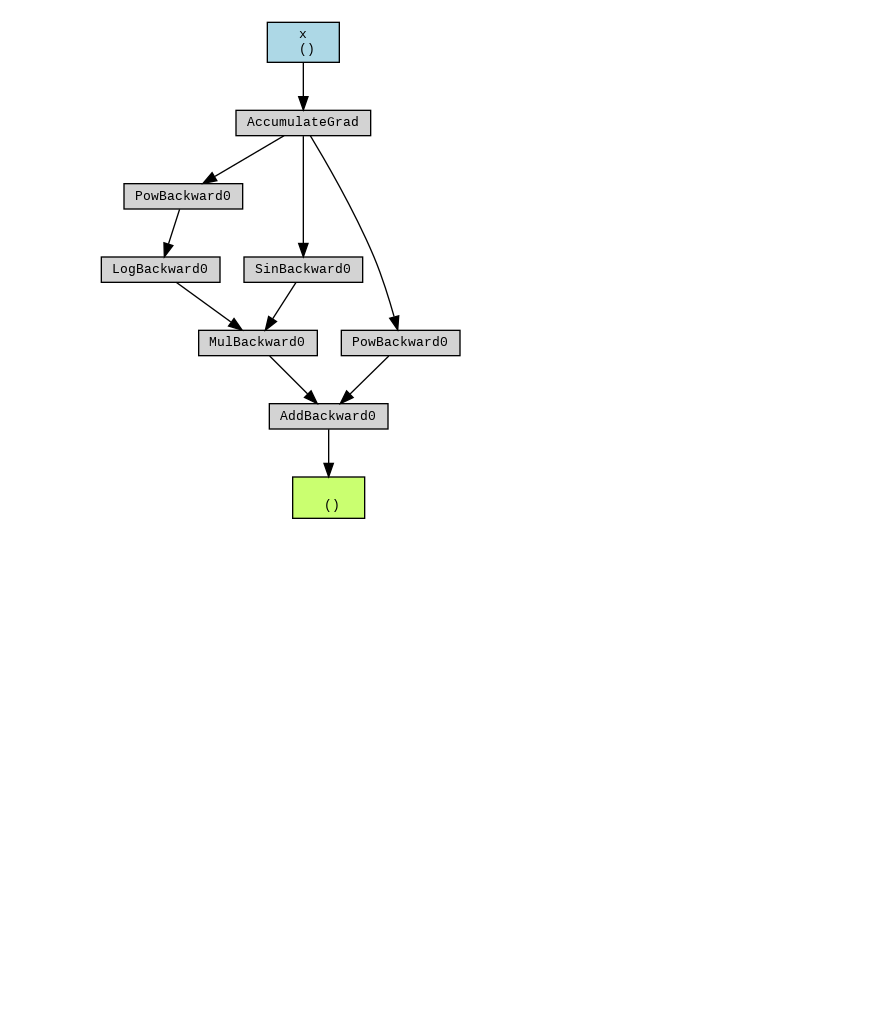
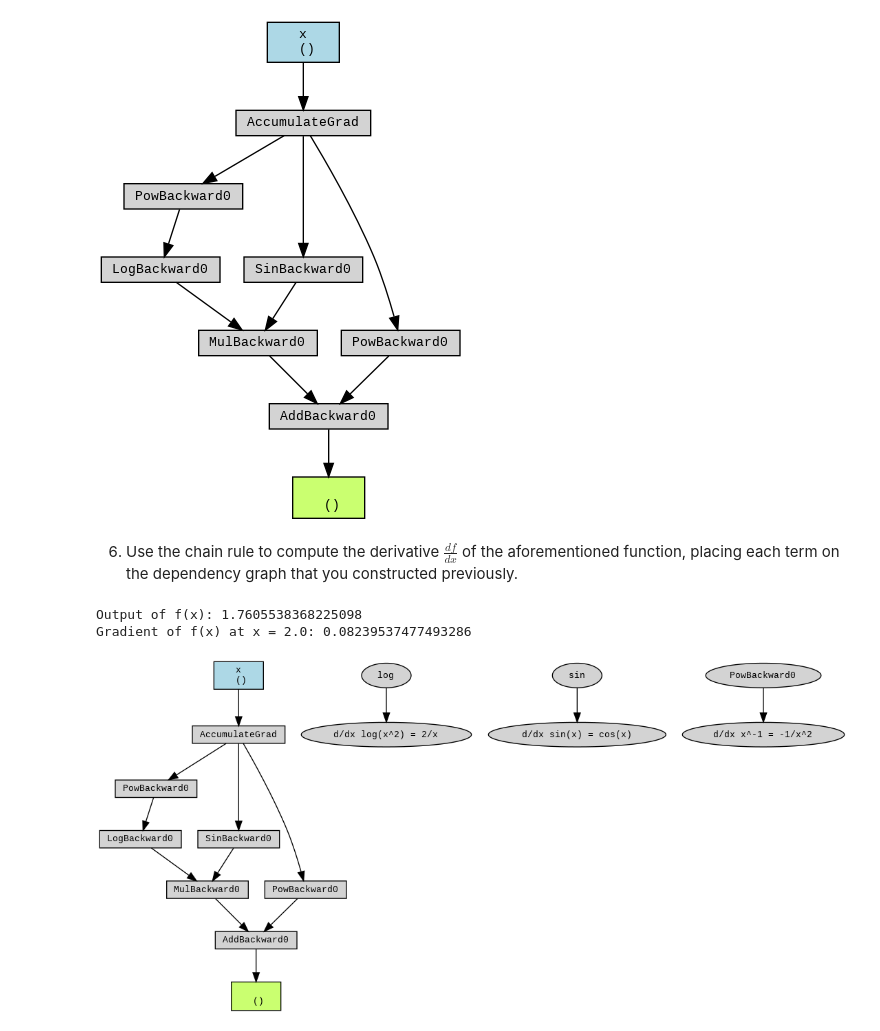
Before and after one commit to JuanAndresRodriguez/diveIntoDeepLearningBookNotebooks, a Jupyter notebook: chapter_preliminaries/autograd.ipynb, the cells around one changed output. Cells and saved outputs as stored; diff of their text form; code cells hidden in the pictures; blank space fills up the shorter version.

```diff
--- a/chapter_preliminaries/autograd.ipynb
+++ b/chapter_preliminaries/autograd.ipynb
@@ -479,3 +479,52 @@ from IPython.display import Image
 Image('computation_graph.png')
 # %% [output]
 [figure]
+# %% [markdown]
+6. Use the chain rule to compute the derivative $\frac{df}{dx}$ of the aforementioned function, placing each term on the dependency graph that you constructed previously.
+# %%
+# Define the function f(x) = (log(x^2) * sin(x)) + x^-1
+def f(x):
+    # Component calculations
+    log_x_squared = torch.log(x**2)
+    sin_x = torch.sin(x)
+    reciprocal_x = x**-1
+
+    # Output calculation
+    return (log_x_squared * sin_x) + reciprocal_x
+
+# Create a tensor with requires_grad=True to track operations
+x = torch.tensor(2.0, requires_grad=True)  # Example input
+
+# Compute the function
+output = f(x)
+
+# Perform backpropagation to calculate the gradient
+output.backward()
+
+# Print the output and gradient
+print(f"Output of f(x): {output.item()}")
+print(f"Gradient of f(x) at x = 2.0: {x.grad.item()}")
+
+# Use torchviz to visualize the computation graph
+dot = make_dot(output, params={"x": x})
+
+# Annotate the graph with derivatives
+dot.attr('node', shape='ellipse')
+dot.node('d_log_x_squared', 'd/dx log(x^2) = 2/x')
+dot.node('d_sin_x', 'd/dx sin(x) = cos(x)')
+dot.node('d_reciprocal_x', 'd/dx x^-1 = -1/x^2')
+dot.edge('log', 'd_log_x_squared')
+dot.edge('sin', 'd_sin_x')
+dot.edge('PowBackward0', 'd_reciprocal_x')
+
+# Render and display the graph
+dot.format = 'png'
+dot.render('computation_graph')
+
+# Display the graph
+from IPython.display import Image
+Image('computation_graph.png')
+# %% [output]
+Output of f(x): 1.7605538368225098
+Gradient of f(x) at x = 2.0: 0.08239537477493286
+[figure, added]
```
Also changed, not shown: parts of 2 cells of this notebook.
